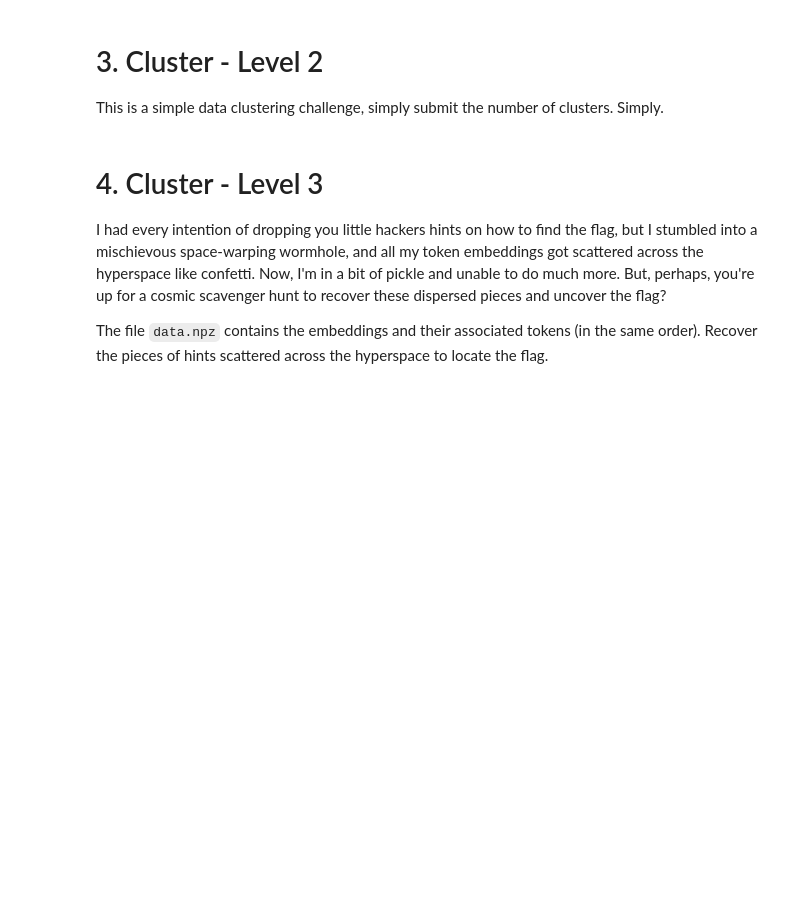
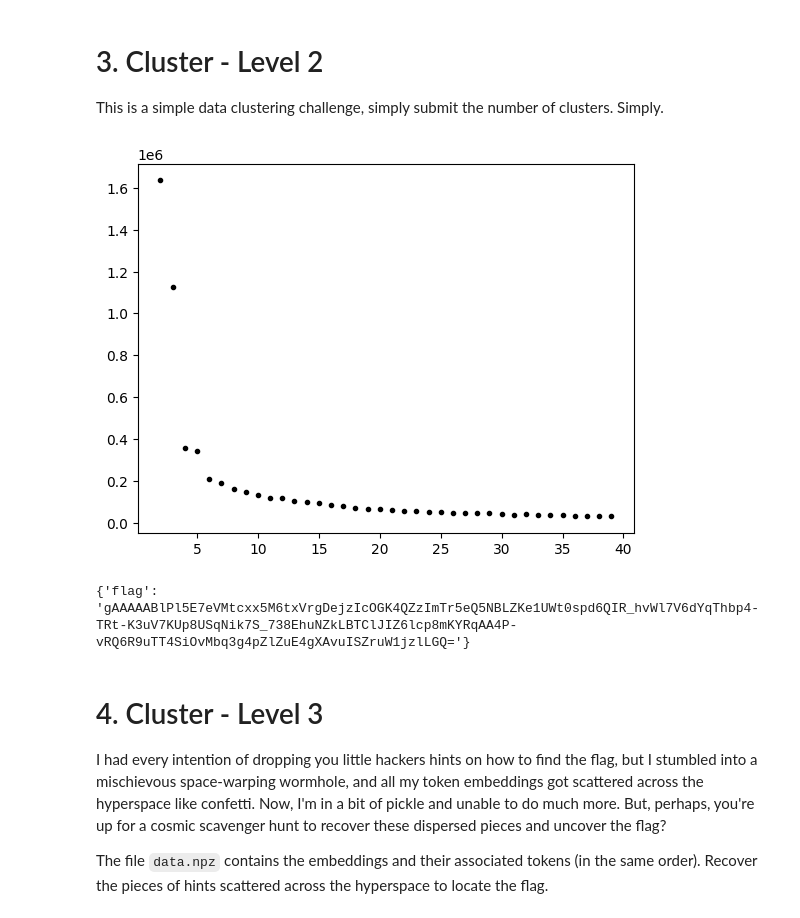
Before and after one commit to iod-ine/kaggle-ai-village-capture-the-flag-defcon31, a Jupyter notebook: notebooks/ctf-starter-aiv.ipynb, the cells around one changed output. Drawn from its saved outputs; the diff is of its cells as text; code cells hidden in the pictures; blank space fills up the shorter version.

Commit message:
Add solution to Cluster 2

```diff
--- a/notebooks/ctf-starter-aiv.ipynb
+++ b/notebooks/ctf-starter-aiv.ipynb
@@ -51,18 +51,37 @@ This is a simple data clustering challenge, simply submit the number of clusters
 # %%
 import numpy as np
 
-data = np.load("/kaggle/input/ai-village-capture-the-flag-defcon31/cluster2/data.npz")
+data = np.load("../data/raw/cluster2/data.npz")
+# %%
+import matplotlib.pyplot as plt
+from sklearn.cluster import KMeans
+
+points = data["points"]
+
+max_clusters = 40
+inertia = []
+
+for i in range(2, max_clusters):
+    model = KMeans(n_clusters=i, n_init="auto")
+    model.fit(points)
+    inertia.append(model.inertia_)
+
+plt.plot(range(2, max_clusters), inertia, ls="", marker=".", color="black");
+# %% [output]
+[figure, added]
 # %%
 import requests
 import json
 
-input_data = 1000000
+input_data = 4
 
 def query(input_data):
     response = requests.post('http://cluster2.advml.com/score', json={'data': input_data})
     return response.json()
 
 query(input_data)
+# %% [output]
+{'flag': 'gAAAAABlPl5E7eVMtcxx5M6txVrgDejzIcOGK4QZzImTr5eQ5NBLZKe1UWt0spd6QIR_hvWl7V6dYqThbp4-TRt-K3uV7KUp8USqNik7S_738EhuNZkLBTClJIZ6lcp8mKYRqAA4P-vRQ6R9uTT4SiOvMbq3g4pZlZuE4gXAvuISZruW1jzlLGQ='}
 # %% [markdown]
 # 4. Cluster - Level 3
 I had every intention of dropping you little hackers hints on how to find the flag, but I stumbled into a mischievous space-warping wormhole, and all my token embeddings got scattered across the hyperspace like confetti. Now, I'm in a bit of pickle and unable to do much more. But, perhaps, you're up for a cosmic scavenger hunt to recover these dispersed pieces and uncover the flag?
```
